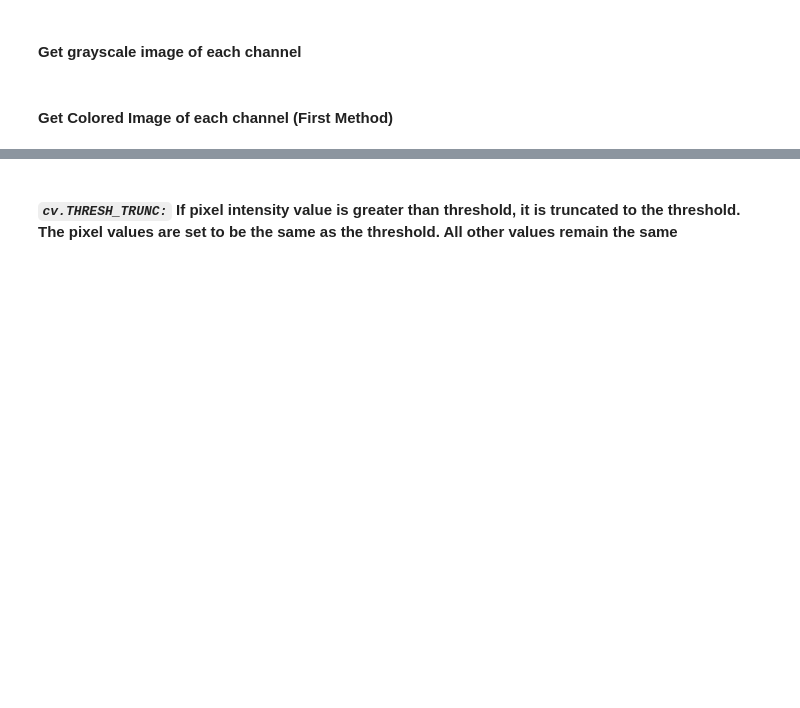
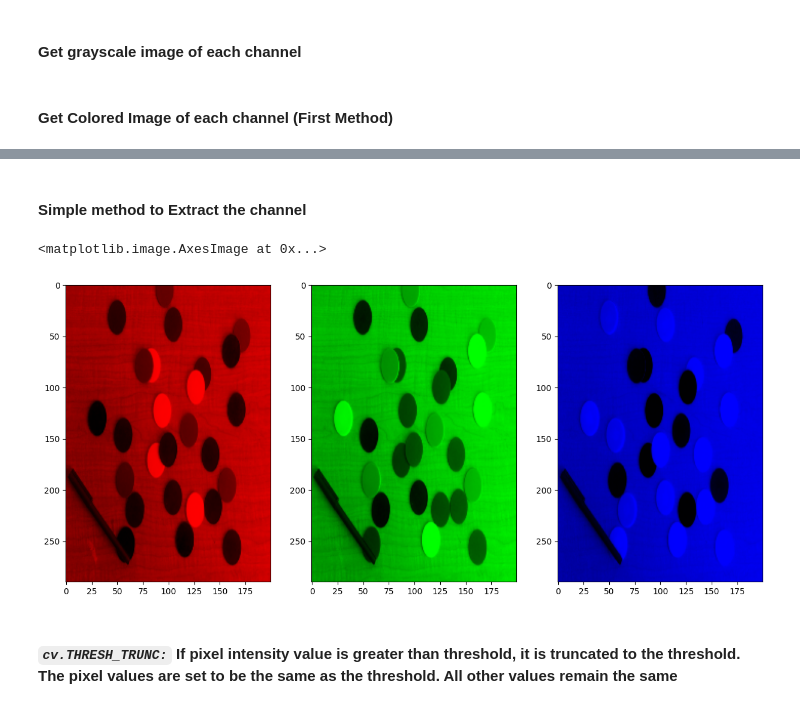
Before and after one commit to ZiaUrRehman-bit/Computer-Vision-Course, a Jupyter notebook: Lab 04/Lab04ComputerVision.ipynb, the cells around one changed output, grey strips where cells are left out. Cells and saved outputs as stored; diff of their text form; code cells hidden in the pictures; blank space fills up the shorter version.

```diff
--- a/Lab 04/Lab04ComputerVision.ipynb
+++ b/Lab 04/Lab04ComputerVision.ipynb
@@ -99,0 +100,35 @@ cv2.destroyAllWindows()
+# %% [markdown]
+#### Simple method to Extract the channel
+# %%
+import cv2
+
+path = "C:\\Users\\hp\\Google Drive\\Fiverr Work\\2022\\33. Computer Vision Course\\pictures"
+
+image = cv2.imread(path+"\\coloredChips.png")
+# image = cv2.imread(colorStripe)#pass correct object
+image =cv2.resize(image, (200,290))
+bw,gw,rw=cv2.split(image)#pass correct object
+
+b = image.copy()
+# set green and red channels to 0
+b[:,:,1] = 0
+b[:,:,2] = 0
+g = image.copy()
+# set blue and red channels to 0
+g[:,:,0] = 0
+g[:,:,2] = 0
+r = image.copy()
+# set blue and green channels to 0
+r[:,:,0] = 0
+r[:,:,1] = 0
+
+plt.figure(figsize=(15,10))
+plt.subplot(1,3,1)
+plt.imshow(b, cmap="gray")
+plt.subplot(1,3,2)
+plt.imshow(g, cmap="gray")
+plt.subplot(1,3,3)
+plt.imshow(r, cmap="gray")
+# %% [output]
+<matplotlib.image.AxesImage at 0x...>
+[figure, added]
```
Also changed, not shown: parts of 5 cells of this notebook.
